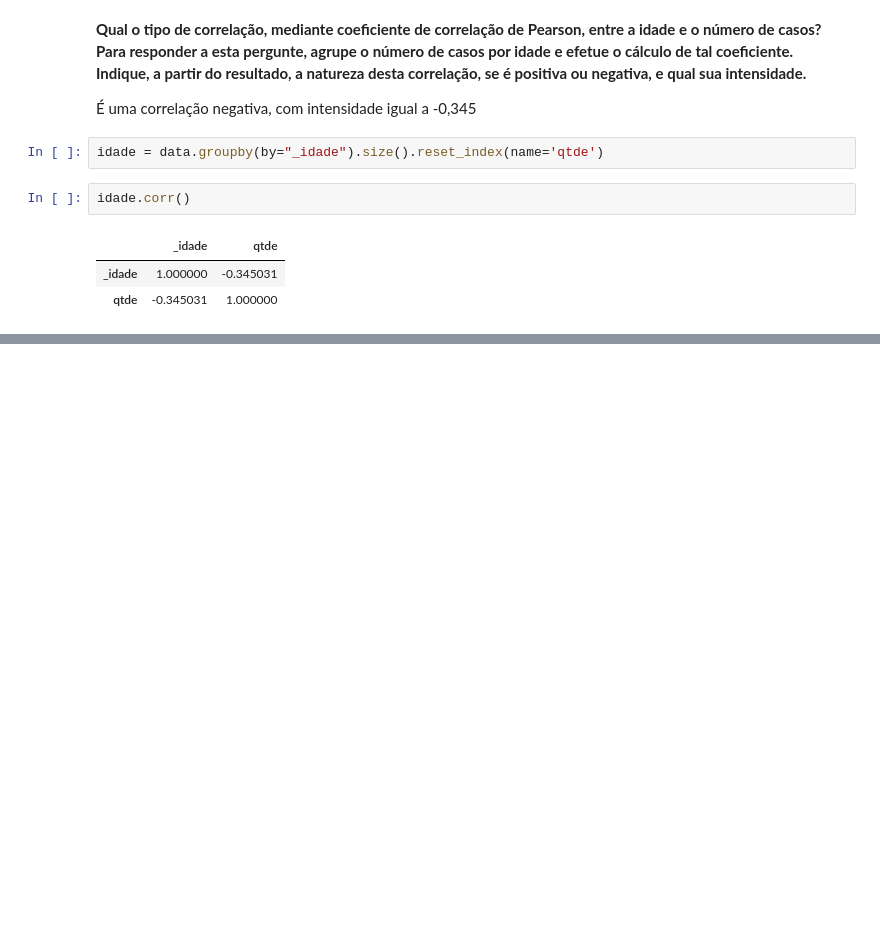
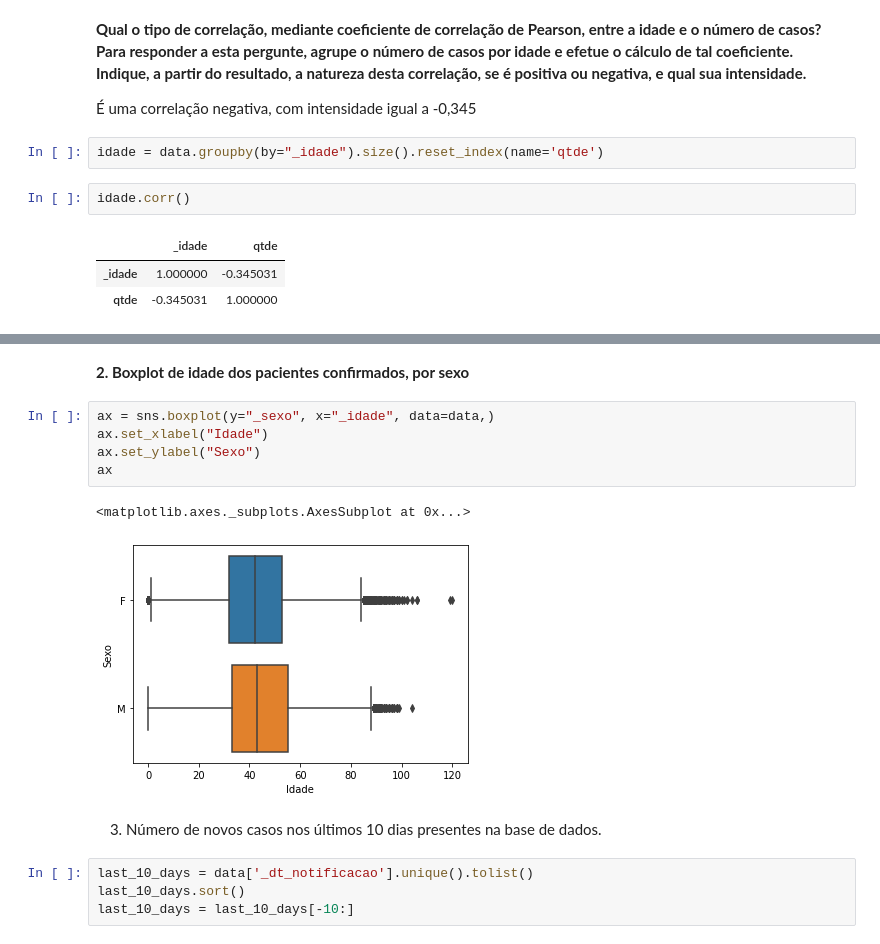
Before and after one commit to migvanderlei/rna-1-2, a Jupyter notebook: rna_covid19_manaus.ipynb, the cells around one changed output, grey strips where cells are left out. Saved outputs shown, nothing was run; the diff lists cells and outputs as text; blank space fills up the shorter version.

```diff
--- a/rna_covid19_manaus.ipynb
+++ b/rna_covid19_manaus.ipynb
@@ -260,0 +297,16 @@ idade.corr()
+# %% [markdown]
+**2. Boxplot de idade dos pacientes confirmados, por sexo**
+# %%
+ax = sns.boxplot(y="_sexo", x="_idade", data=data,)
+ax.set_xlabel("Idade")
+ax.set_ylabel("Sexo")
+ax
+# %% [output]
+<matplotlib.axes._subplots.AxesSubplot at 0x...>
+[figure, added]
+# %% [markdown]
+3. Número de novos casos nos últimos 10 dias presentes na base de dados.
+# %%
+last_10_days = data['_dt_notificacao'].unique().tolist()
+last_10_days.sort()
+last_10_days = last_10_days[-10:]
```
Also changed, not shown: parts of 18 cells of this notebook.
